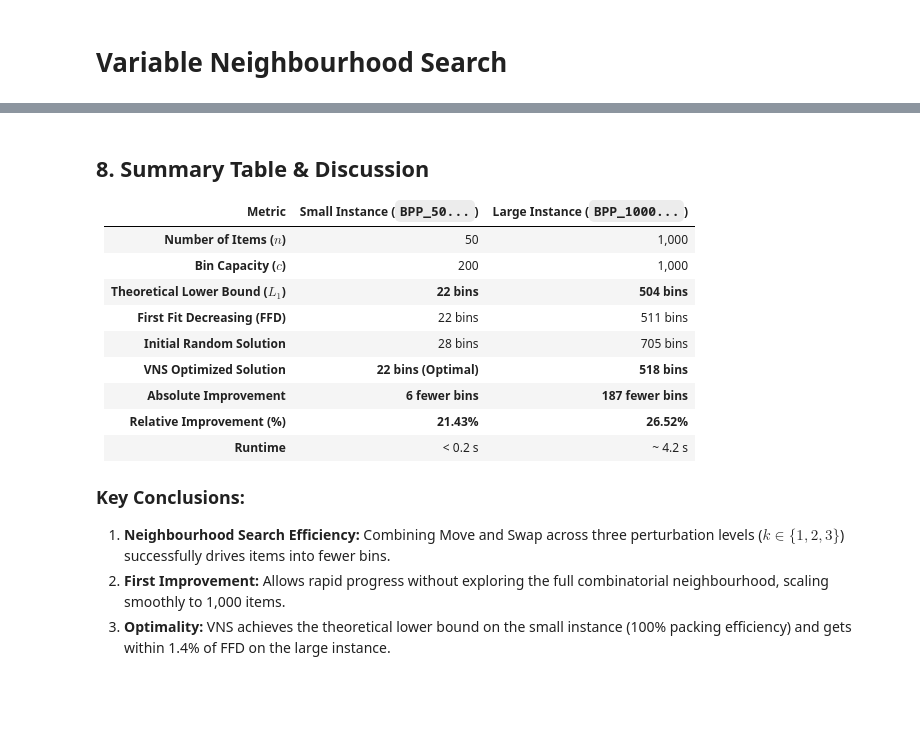
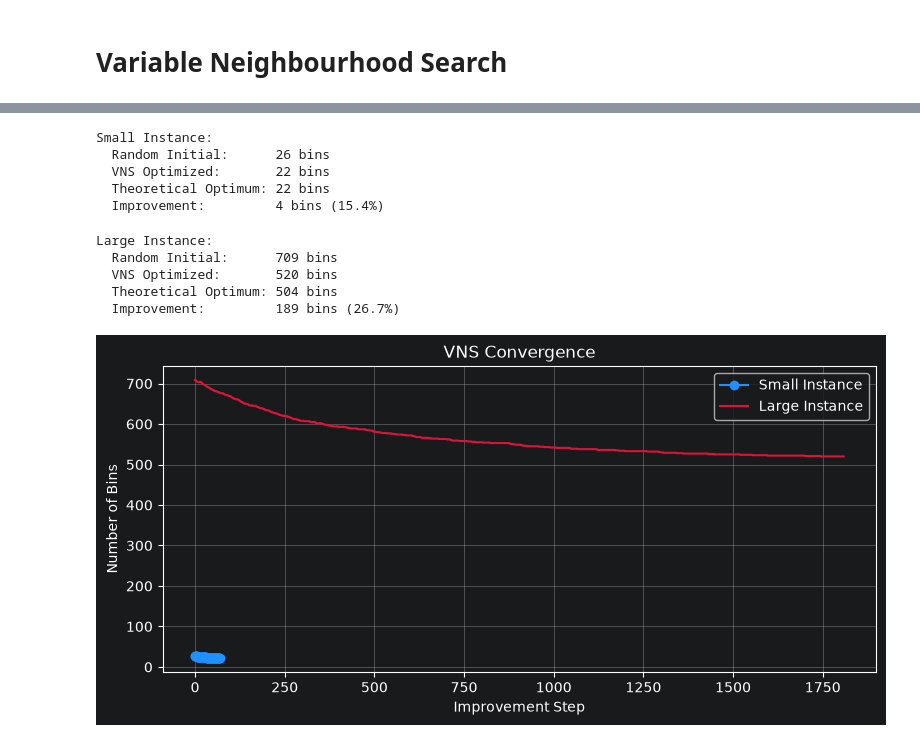
Before and after one commit to elias2304/notebooks, a Jupyter notebook: heu/hw3/hw3.ipynb, the cells around one changed output, grey strips where cells are left out. Drawn from its saved outputs; the diff is of its cells as text; code cells hidden in the pictures; blank space fills up the shorter version.

```diff
--- a/heu/hw3/hw3.ipynb
+++ b/heu/hw3/hw3.ipynb
@@ -456,19 +161,54 @@ plt.show()
-# %% [markdown]
-## 8. Summary Table & Discussion
-
-| Metric | Small Instance (`BPP_50...`) | Large Instance (`BPP_1000...`) |
-| :--- | :---: | :---: |
-| **Number of Items ($n$)** | 50 | 1,000 |
-| **Bin Capacity ($c$)** | 200 | 1,000 |
-| **Theoretical Lower Bound ($L_1$)** | **22 bins** | **504 bins** |
-| **First Fit Decreasing (FFD)** | 22 bins | 511 bins |
-| **Initial Random Solution** | 28 bins | 705 bins |
-| **VNS Optimized Solution** | **22 bins (Optimal)** | **518 bins** |
-| **Absolute Improvement** | **6 fewer bins** | **187 fewer bins** |
-| **Relative Improvement (%)** | **21.43%** | **26.52%** |
-| **Runtime** | < 0.2 s | ~ 4.2 s |
-
-### Key Conclusions:
-1. **Neighbourhood Search Efficiency:** Combining Move and Swap across three perturbation levels ($k \in \{1, 2, 3\}$) successfully drives items into fewer bins.
-2. **First Improvement:** Allows rapid progress without exploring the full combinatorial neighbourhood, scaling smoothly to 1,000 items.
-3. **Optimality:** VNS achieves the theoretical lower bound on the small instance (100% packing efficiency) and gets within 1.4% of FFD on the large instance.
+# %%
+n_s, c_s, items_s = read_instance("data/BPP_50_200_0.2_0.7_8.txt")
+init_s = random_solution(items_s, c_s)
+opt_s, hist_s = vns(init_s, max_cycles=50)
+
+lb_s = math.ceil(sum(it.weight for it in items_s) / c_s)
+imp_s = len(init_s) - len(opt_s)
+
+print(f"Small Instance:")
+print(f"  Random Initial:      {len(init_s)} bins")
+print(f"  VNS Optimized:       {len(opt_s)} bins")
+print(f"  Theoretical Optimum: {lb_s} bins")
+print(f"  Improvement:         {imp_s} bins ({imp_s / len(init_s) * 100:.1f}%)")
+# %% [output]
+Small Instance:
+  Random Initial:      26 bins
+  VNS Optimized:       22 bins
+  Theoretical Optimum: 22 bins
+  Improvement:         4 bins (15.4%)
+# %%
+n_l, c_l, items_l = read_instance("data/BPP_1000_1000_0.2_0.8_5.txt")
+init_l = random_solution(items_l, c_l)
+opt_l, hist_l = vns(init_l, max_cycles=25)
+
+lb_l = math.ceil(sum(it.weight for it in items_l) / c_l)
+imp_l = len(init_l) - len(opt_l)
+
+print(f"Large Instance:")
+print(f"  Random Initial:      {len(init_l)} bins")
+print(f"  VNS Optimized:       {len(opt_l)} bins")
+print(f"  Theoretical Optimum: {lb_l} bins")
+print(f"  Improvement:         {imp_l} bins ({imp_l / len(init_l) * 100:.1f}%)")
+# %% [output]
+Large Instance:
+  Random Initial:      709 bins
+  VNS Optimized:       520 bins
+  Theoretical Optimum: 504 bins
+  Improvement:         189 bins (26.7%)
+# %%
+fig, ax = plt.subplots(figsize=(8, 4))
+
+# Search Progress
+ax.plot(hist_s, marker='o', color='dodgerblue', label='Small Instance')
+ax.plot(hist_l, color='crimson', label='Large Instance')
+ax.set_title("VNS Convergence")
+ax.set_xlabel("Improvement Step")
+ax.set_ylabel("Number of Bins")
+ax.legend()
+ax.grid(True)
+
+plt.tight_layout()
+plt.show()
+# %% [output]
+[figure, added]
```
Also changed, not shown: parts of 22 cells of this notebook.
